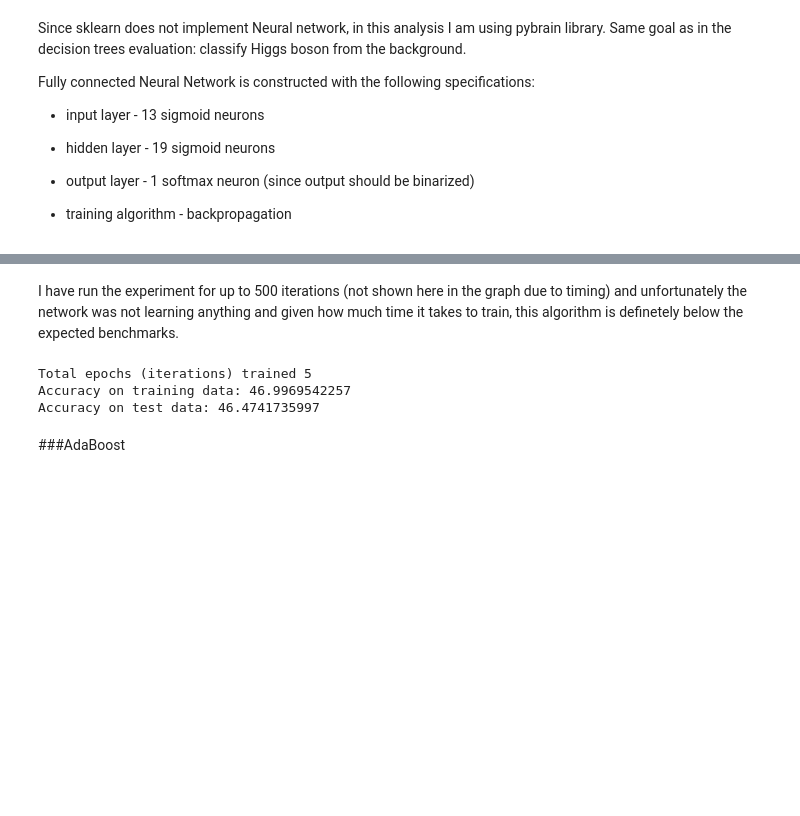
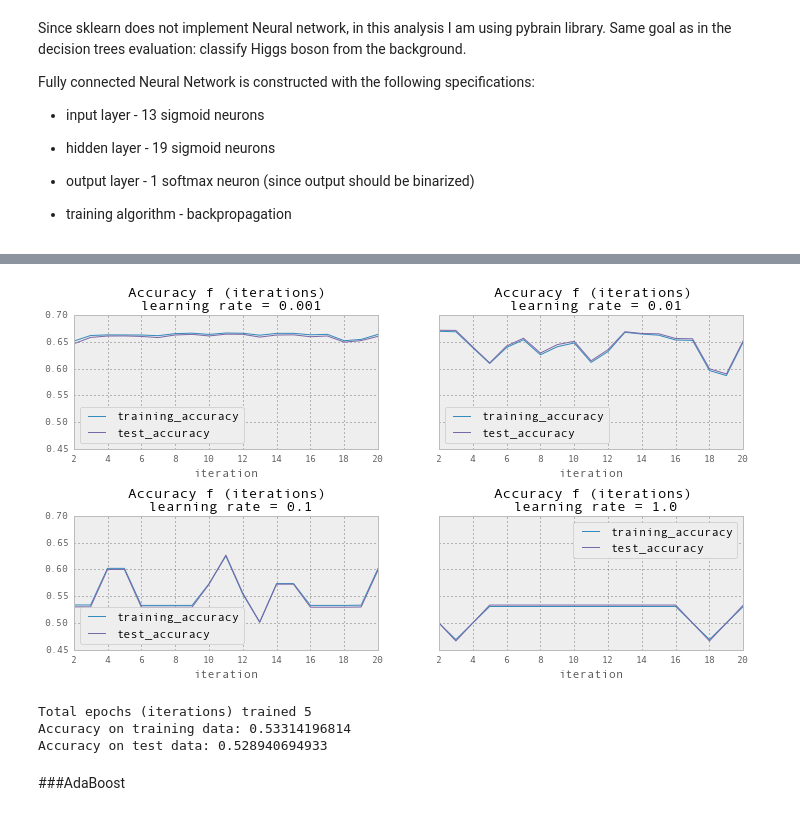
Before and after one commit to sshegheva/bag-of-algorithms, a Jupyter notebook: analysis/notebooks/Supervised Classification.ipynb, the cells around one changed output, grey strips where cells are left out. Drawn from its saved outputs; the diff is of its cells as text; code cells hidden in the pictures; blank space fills up the shorter version.

Commit message:
Fix bug in neural net plot

```diff
--- a/analysis/notebooks/Supervised Classification.ipynb
+++ b/analysis/notebooks/Supervised Classification.ipynb
@@ -146,16 +147,16 @@ nn_df
 # %%
-nn_plot = nn.plot_accuracy_function(nn_df, smooth_factor=1)
+nn_plot = nn.plot_accuracy_function(nn_df, smooth_factor=2)
+# %% [output]
+[figure, added]
-# %% [markdown]
-I have run the experiment for up to 500 iterations (not shown here in the graph due to timing) and unfortunately the network was not learning anything and given how much time it takes to train, this algorithm is definetely below the expected benchmarks.
 # %%
 epochs, nn_training_error, nn_test_error = nn.run_neural_net(raw_data)
 print 'Total epochs (iterations) trained', epochs
-print 'Accuracy on training data:', nn_training_error
-print 'Accuracy on test data:', nn_test_error
+print 'Accuracy on training data:', 1 - nn_training_error / 100
+print 'Accuracy on test data:', 1 - nn_test_error / 100
 # %% [output]
 Total epochs (iterations) trained 5
-Accuracy on training data: 46.9969542257
-Accuracy on test data: 46.4741735997
+Accuracy on training data: 0.53314196814
+Accuracy on test data: 0.528940694933
 # %% [markdown]
 ###AdaBoost
 # %% [markdown]
```
Also changed, not shown: parts of 4 cells of this notebook, 2 other files.
